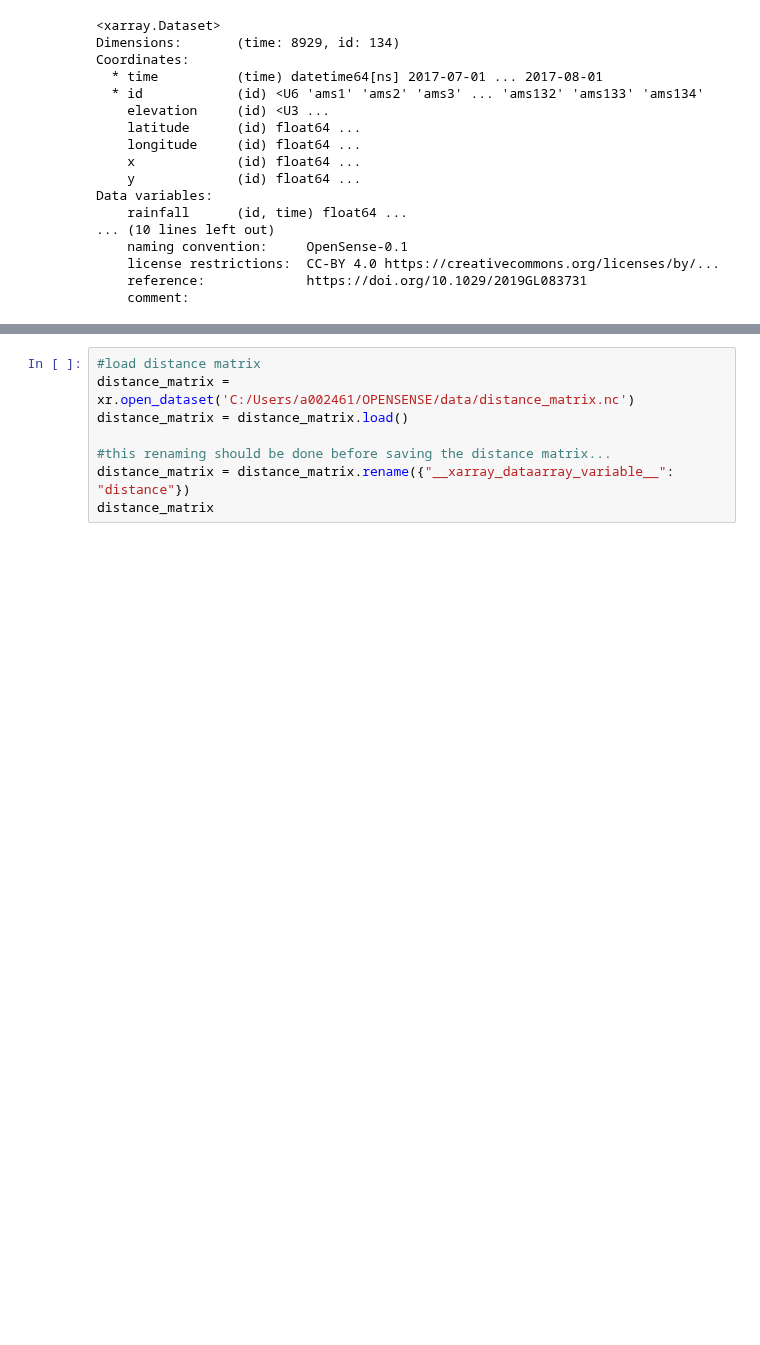
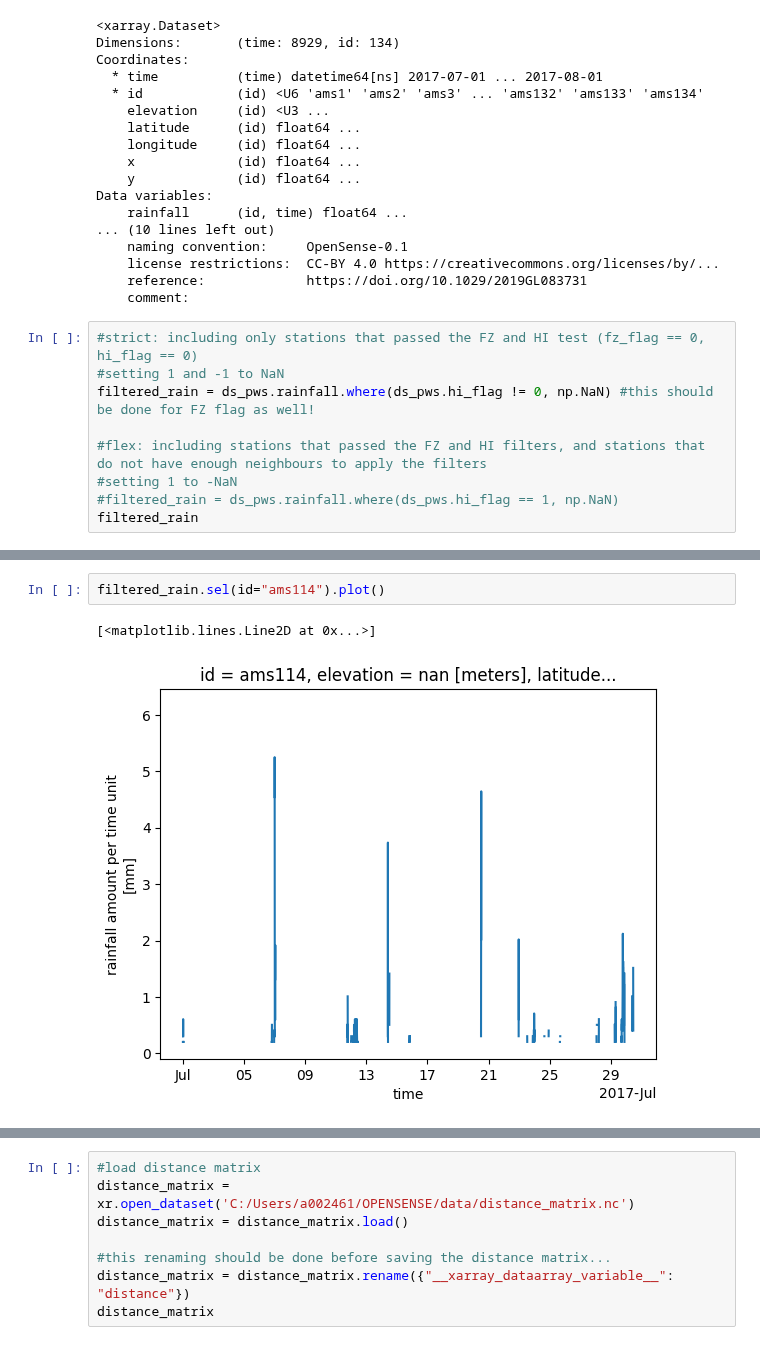
Before and after one commit to lepetersson/pypwsqc, a Jupyter notebook: docs/notebooks/station_outlier_filter.ipynb, the cells around one changed output, grey strips where cells are left out. Cells and saved outputs as stored; diff of their text form; blank space fills up the shorter version.

```diff
--- a/docs/notebooks/station_outlier_filter.ipynb
+++ b/docs/notebooks/station_outlier_filter.ipynb
@@ -47,3 +47,12 @@ Data variables:
     license restrictions:  CC-BY 4.0 https://creativecommons.org/licenses/by/...
     reference:             https://doi.org/10.1029/2019GL083731
     comment:
+# %%
+#strict: including only stations that passed the FZ and HI test (fz_flag == 0, hi_flag == 0)
+#setting 1 and -1 to NaN
+filtered_rain = ds_pws.rainfall.where(ds_pws.hi_flag != 0, np.NaN) #this should be done for FZ flag as well!
+
+#flex: including stations that passed the FZ and HI filters, and stations that do not have enough neighbours to apply the filters
+#setting 1 to -NaN
+#filtered_rain = ds_pws.rainfall.where(ds_pws.hi_flag == 1, np.NaN)
+filtered_rain
@@ -49,0 +77,5 @@ Data variables:
+# %%
+filtered_rain.sel(id="ams114").plot()
+# %% [output]
+[<matplotlib.lines.Line2D at 0x...>]
+[figure, added]
```
Also changed, not shown: parts of 25 cells of this notebook.
